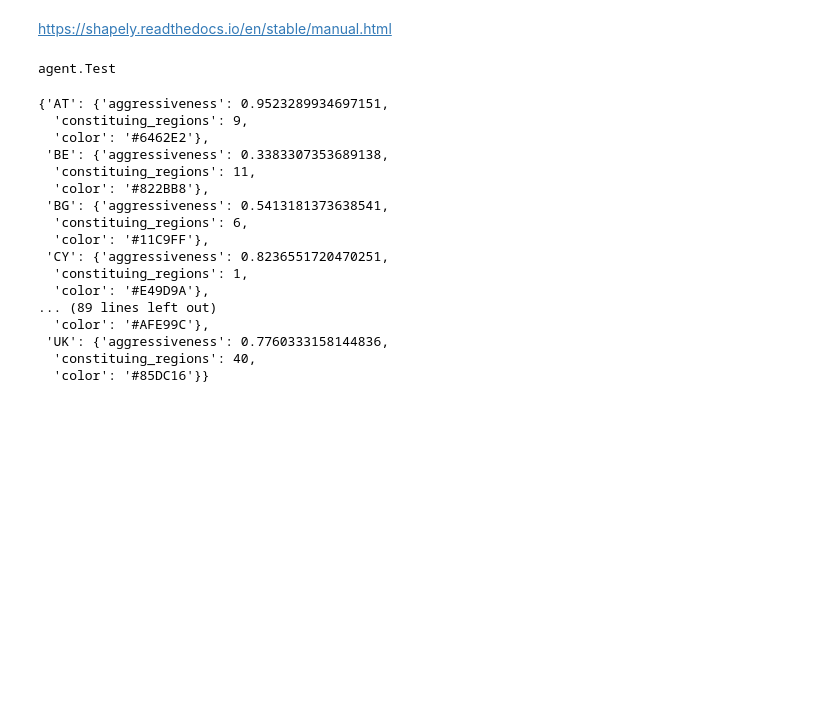
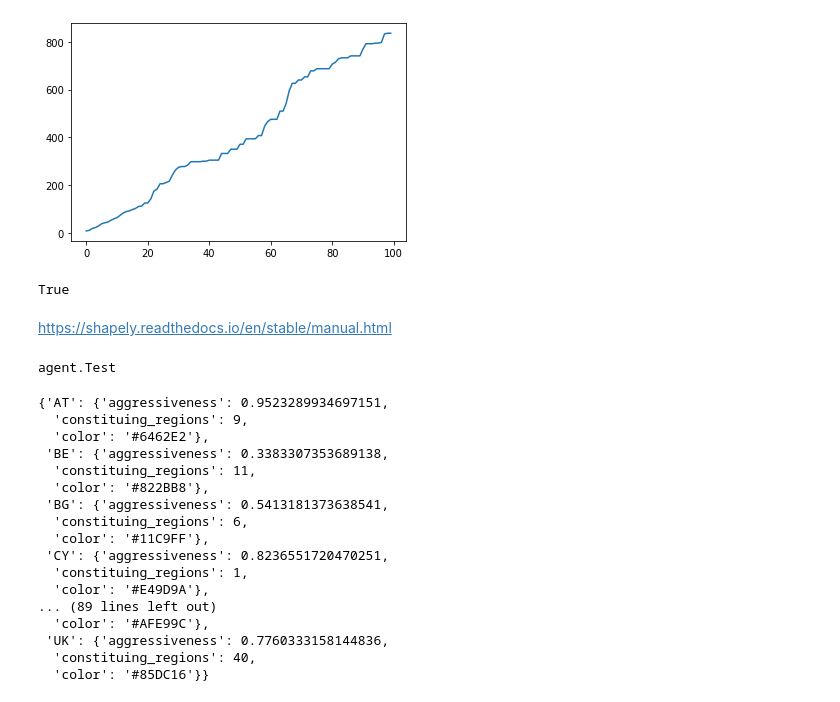
Before and after one commit to charelF/ABM, a Jupyter notebook: model/run.ipynb, the cells around one changed output. Saved outputs shown, nothing was run; the diff lists cells and outputs as text; code cells hidden in the pictures; blank space fills up the shorter version.

```diff
--- a/model/run.ipynb
+++ b/model/run.ipynb
@@ -6,3 +16,15 @@ agent = model.grid.agents[0]
+# %%
+x = model.datacollector.get_agent_vars_dataframe()
+# np.array(x)
+# %%
+plt.plot(x["wealth"].values.reshape(100,320)[:,0])
+plt.show()
+# %% [output]
+[figure, added]
+# %%
+model.grid.agents[0].wealth == x["wealth"].values.reshape(100,320)[-1,0]
+# %% [output]
+True
 # %% [markdown]
 https://shapely.readthedocs.io/en/stable/manual.html
 # %%
```
Also changed, not shown: parts of 4 cells of this notebook, 2 other files.
